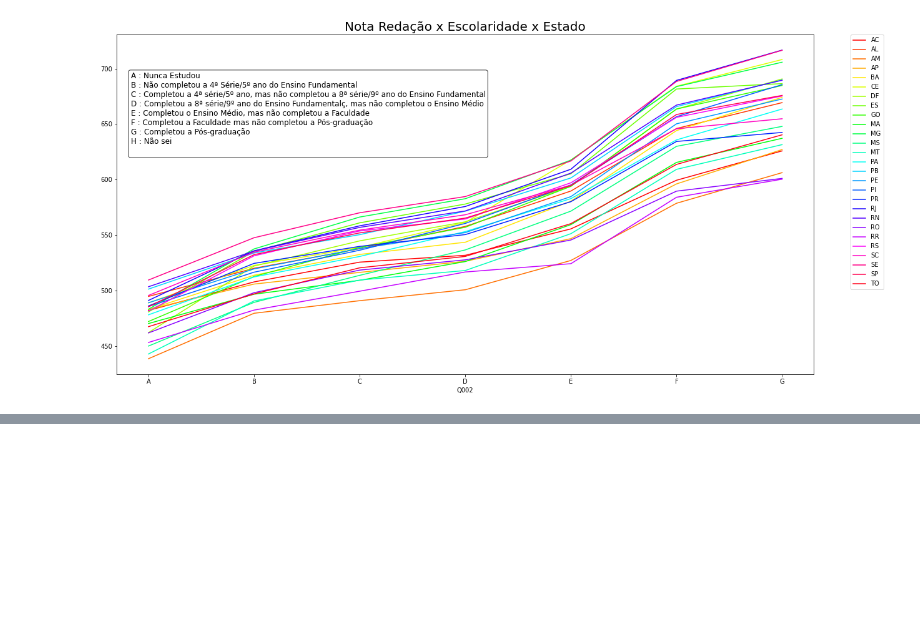
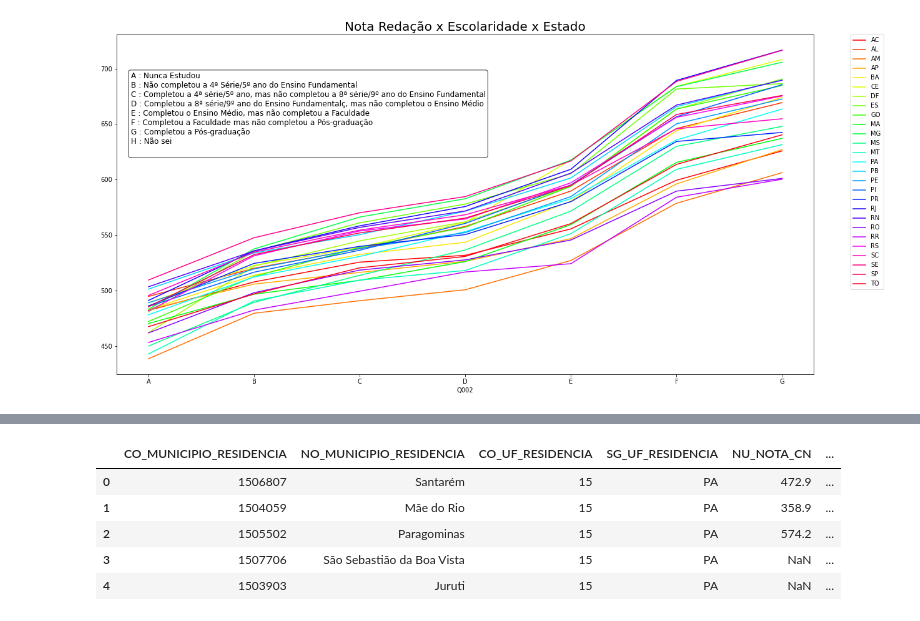
Before and after one commit to Lz-Rod/analise_de_dados_Python_Enem_2019, a Jupyter notebook: develop/programa/Analise - Enem 2019 - Socioeconômico.ipynb, the cells around one changed output, grey strips where cells are left out. Drawn from its saved outputs; the diff is of its cells as text; code cells hidden in the pictures; blank space fills up the shorter version.

```diff
--- a/develop/programa/Analise - Enem 2019 - Socioeconômico.ipynb
+++ b/develop/programa/Analise - Enem 2019 - Socioeconômico.ipynb
@@ -392,0 +422,9 @@ Text(0.02, 0.65, 'A : Nunca Estudou\nB : Não completou a 4ª Série/5º ano do
+# %%
+microdadosEnemSelecionado.head()
+# %% [output]
+|  | CO_MUNICIPIO_RESIDENCIA | NO_MUNICIPIO_RESIDENCIA | CO_UF_RESIDENCIA | SG_UF_RESIDENCIA | NU_NOTA_CN | ... |
+| 0 | 1506807 | Santarém | 15 | PA | 472.9 | ... |
+| 1 | 1504059 | Mãe do Rio | 15 | PA | 358.9 | ... |
+| 2 | 1505502 | Paragominas | 15 | PA | 574.2 | ... |
+| 3 | 1507706 | São Sebastião da Boa Vista | 15 | PA | NaN | ... |
+| 4 | 1503903 | Juruti | 15 | PA | NaN | ... |
```
Also changed, not shown: parts of 7 cells of this notebook, 1 other file.
